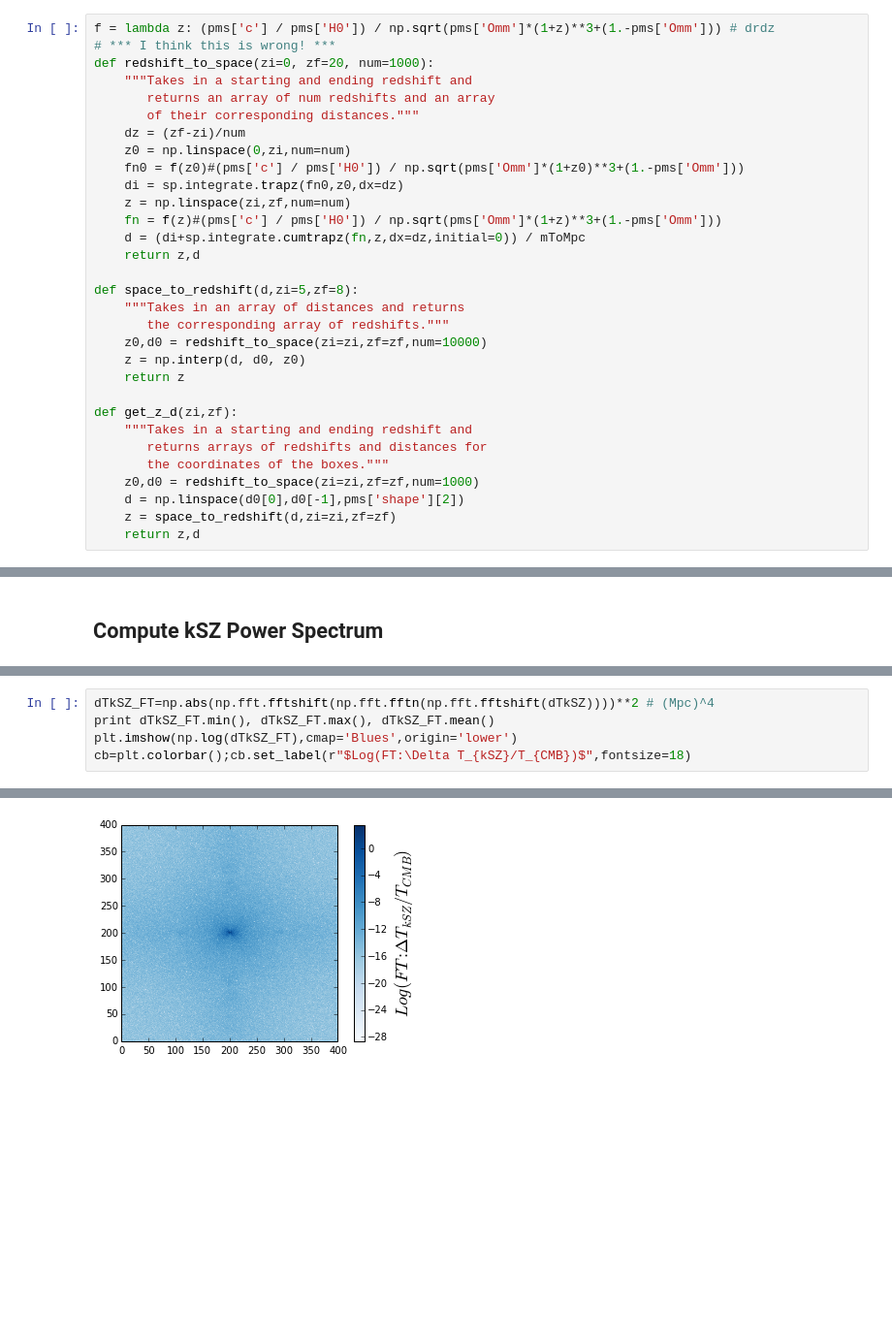
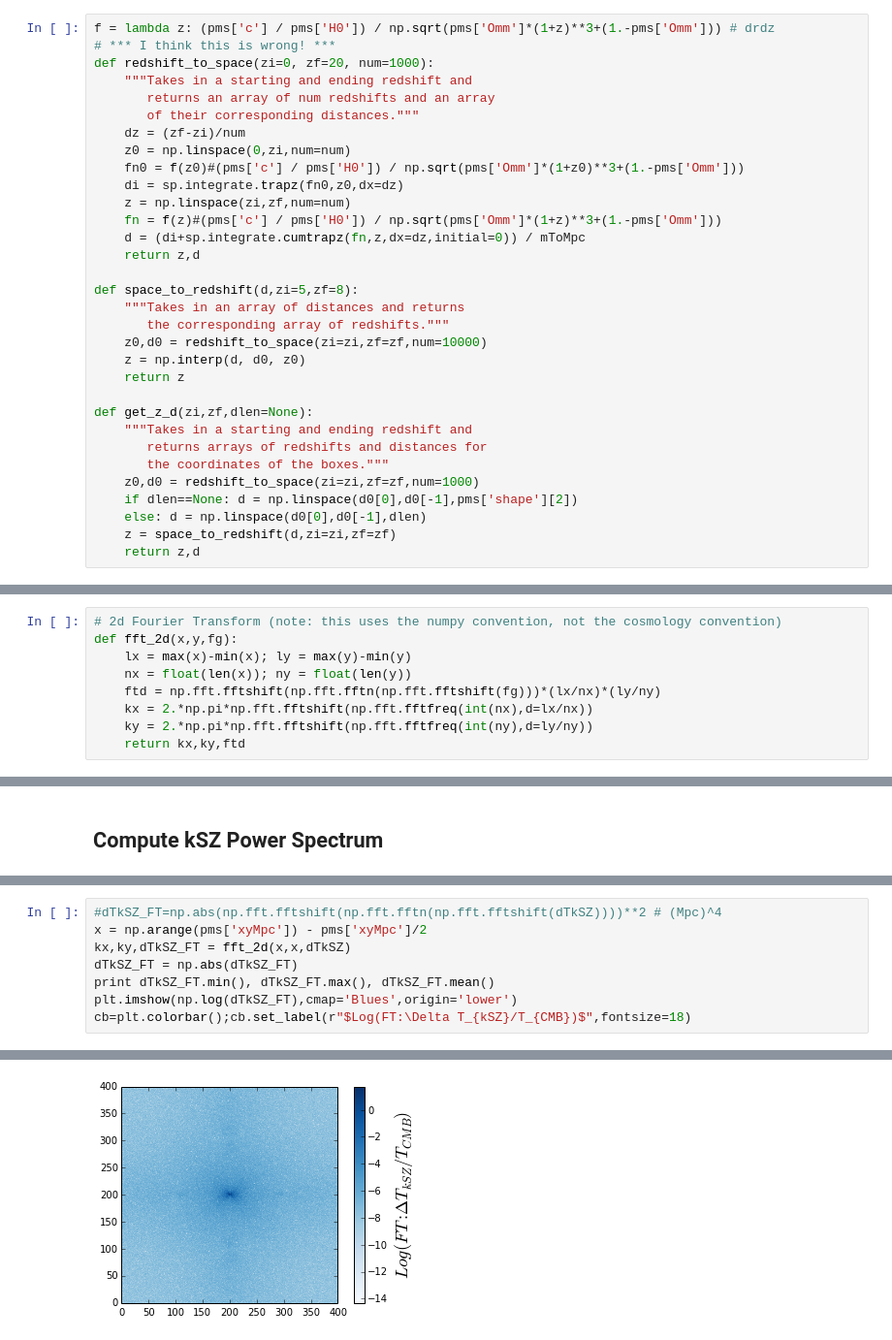
Before and after one commit to mpresley42/KSZ_21cm_Constraints, a Jupyter notebook: code/Python/ComputeTau.ipynb, the cells around one changed output, grey strips where cells are left out. Shown at 97% size. Cells and saved outputs as stored; diff of their text form; blank space fills up the shorter version.

```diff
--- a/code/Python/ComputeTau.ipynb
+++ b/code/Python/ComputeTau.ipynb
@@ -150,11 +150,12 @@ def space_to_redshift(d,zi=5,zf=8):
     z = np.interp(d, d0, z0)
     return z
 
-def get_z_d(zi,zf):
+def get_z_d(zi,zf,dlen=None):
     """Takes in a starting and ending redshift and
        returns arrays of redshifts and distances for
        the coordinates of the boxes."""
     z0,d0 = redshift_to_space(zi=zi,zf=zf,num=1000)
-    d = np.linspace(d0[0],d0[-1],pms['shape'][2])
+    if dlen==None: d = np.linspace(d0[0],d0[-1],pms['shape'][2])
+    else: d = np.linspace(d0[0],d0[-1],dlen)
     z = space_to_redshift(d,zi=zi,zf=zf)
     return z,d
@@ -256,0 +267,9 @@ cb.set_label(r"$\Delta T_{kSZ}/T_{CMB}$",fontsize=18)
+# %%
+# 2d Fourier Transform (note: this uses the numpy convention, not the cosmology convention)
+def fft_2d(x,y,fg):
+    lx = max(x)-min(x); ly = max(y)-min(y)
+    nx = float(len(x)); ny = float(len(y))
+    ftd = np.fft.fftshift(np.fft.fftn(np.fft.fftshift(fg)))*(lx/nx)*(ly/ny)
+    kx = 2.*np.pi*np.fft.fftshift(np.fft.fftfreq(int(nx),d=lx/nx))
+    ky = 2.*np.pi*np.fft.fftshift(np.fft.fftfreq(int(ny),d=ly/ny))
+    return kx,ky,ftd
@@ -259,5 +328,8 @@ cb.set_label(r"$\Delta T_{kSZ}/T_{CMB}$",fontsize=18)
 # %%
-dTkSZ_FT=np.abs(np.fft.fftshift(np.fft.fftn(np.fft.fftshift(dTkSZ))))**2 # (Mpc)^4
+#dTkSZ_FT=np.abs(np.fft.fftshift(np.fft.fftn(np.fft.fftshift(dTkSZ))))**2 # (Mpc)^4
+x = np.arange(pms['xyMpc']) - pms['xyMpc']/2
+kx,ky,dTkSZ_FT = fft_2d(x,x,dTkSZ)
+dTkSZ_FT = np.abs(dTkSZ_FT)
 print dTkSZ_FT.min(), dTkSZ_FT.max(), dTkSZ_FT.mean()
 plt.imshow(np.log(dTkSZ_FT),cmap='Blues',origin='lower')
 cb=plt.colorbar();cb.set_label(r"$Log(FT:\Delta T_{kSZ}/T_{CMB})$",fontsize=18)
@@ -266 +338 @@ cb=plt.colorbar();cb.set_label(r"$Log(FT:\Delta T_{kSZ}/T_{CMB})$",fontsize=18)
-[figure, old version]
+[figure, new version]
```
Also changed, not shown: parts of 16 cells of this notebook.
